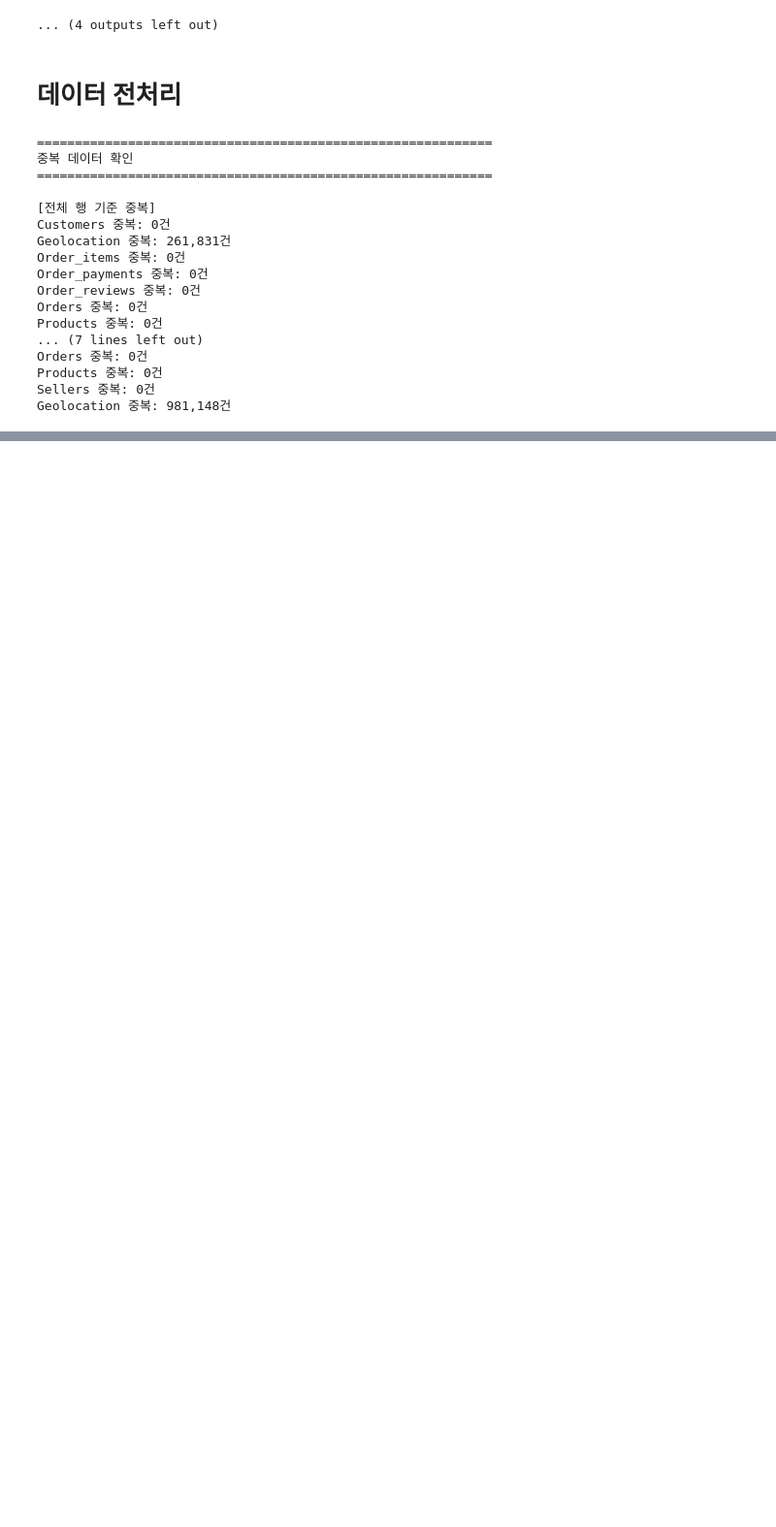
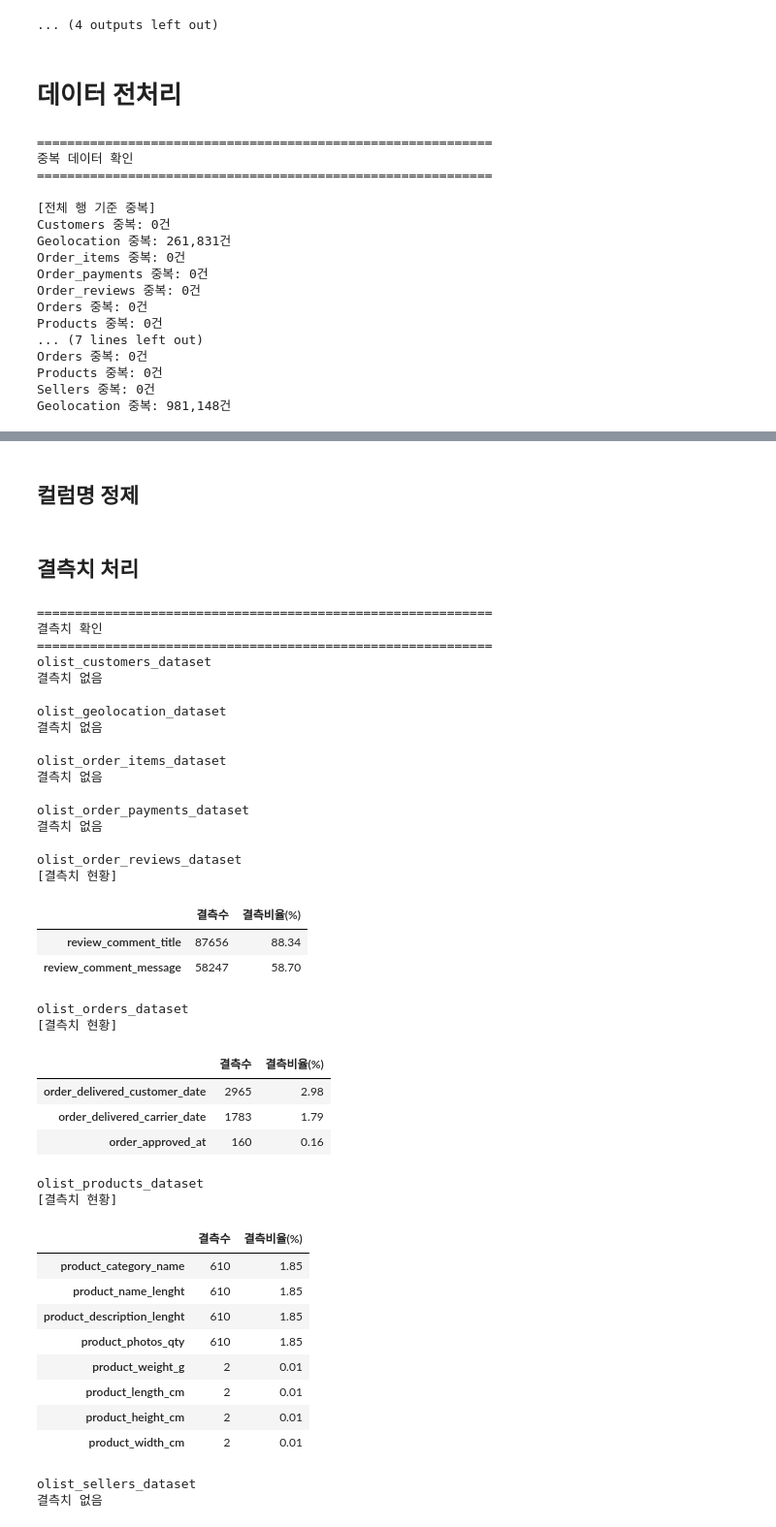
Before and after one commit to Kim-min-soo/it-s_advanced_project, a Jupyter notebook: works/all/full.ipynb, the cells around one changed output, grey strips where cells are left out. Shown at 97% size. Saved outputs shown, nothing was run; the diff lists cells and outputs as text; code cells hidden in the pictures; blank space fills up the shorter version.

```diff
--- a/works/all/full.ipynb
+++ b/works/all/full.ipynb
@@ -93,3 +93,13 @@ df_translation = pd.read_csv("../data/product_category_name_translation.csv")
+# %%
+df_customers = df_customers_real.copy()
+df_geolocation = df_geolocation_real.copy()
+df_order_items = df_order_items_real.copy()
+df_order_payments = df_order_payments_real.copy()
+df_order_reviews = df_order_reviews_real.copy()
+df_orders = df_orders_real.copy()
+df_products = df_products_real.copy()
+df_sellers = df_sellers_real.copy()
+df_translation = df_translation_real.copy()
 # %% [markdown]
 ---
 # 데이터 이해
@@ -605,0 +641,2 @@ Geolocation 중복: 981,148건
+# %% [markdown]
+## 컬럼명 정제
@@ -605,0 +661,62 @@ Geolocation 중복: 981,148건
+# %% [markdown]
+## 결측치 처리
+# %%
+# MS
+print("\n" + "="*60)
+print("결측치 확인")
+print("="*60)
+
+for name,table in tables.items():
+    missing_df = pd.DataFrame({
+        '결측수' : table.isnull().sum(),
+        '결측비율(%)' : (table.isnull().sum() / len(table) * 100).round(2)
+    })
+    missing_df = missing_df[missing_df['결측수']>0].sort_values('결측수',ascending=False)
+
+    print(name)
+    if len(missing_df) > 0:
+        print("[결측치 현황]")
+        display(missing_df)
+        print("\n")
+    else:
+        print(f"결측치 없음\n")
+# %% [output]
+============================================================
+결측치 확인
+============================================================
+olist_customers_dataset
+결측치 없음
+
+olist_geolocation_dataset
+결측치 없음
+
+olist_order_items_dataset
+결측치 없음
+
+olist_order_payments_dataset
+결측치 없음
+
+olist_order_reviews_dataset
+[결측치 현황]
+|  | 결측수 | 결측비율(%) |
+| review_comment_title | 87656 | 88.34 |
+| review_comment_message | 58247 | 58.70 |
+olist_orders_dataset
+[결측치 현황]
+|  | 결측수 | 결측비율(%) |
+| order_delivered_customer_date | 2965 | 2.98 |
+| order_delivered_carrier_date | 1783 | 1.79 |
+| order_approved_at | 160 | 0.16 |
+olist_products_dataset
+[결측치 현황]
+|  | 결측수 | 결측비율(%) |
+| product_category_name | 610 | 1.85 |
+| product_name_lenght | 610 | 1.85 |
+| product_description_lenght | 610 | 1.85 |
+| product_photos_qty | 610 | 1.85 |
+| product_weight_g | 2 | 0.01 |
+| product_length_cm | 2 | 0.01 |
+| product_height_cm | 2 | 0.01 |
+| product_width_cm | 2 | 0.01 |
+olist_sellers_dataset
+결측치 없음
```
Also changed, not shown: parts of 13 cells of this notebook, 1 other file.
